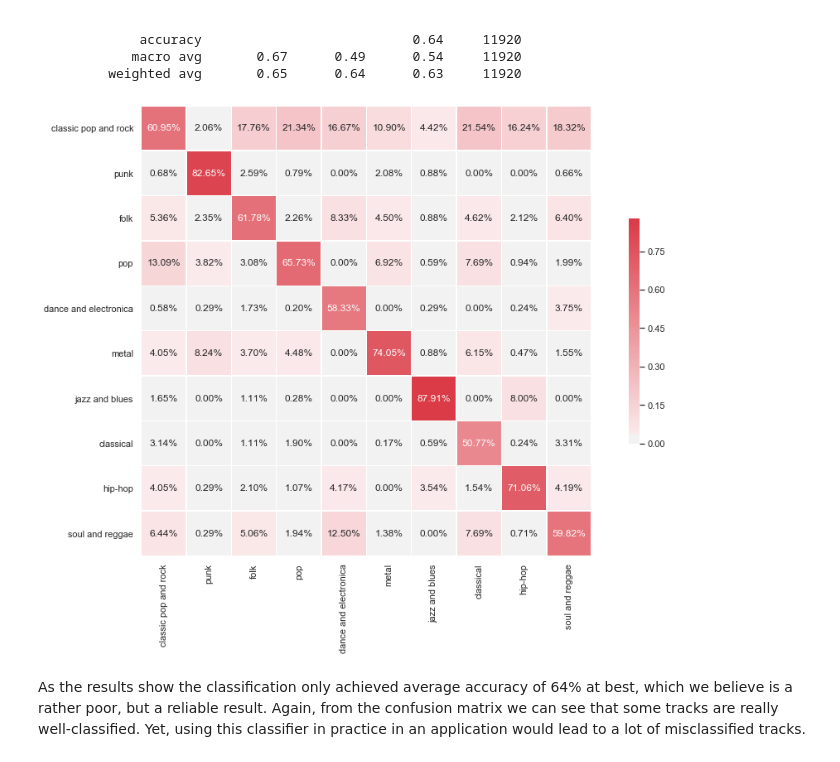
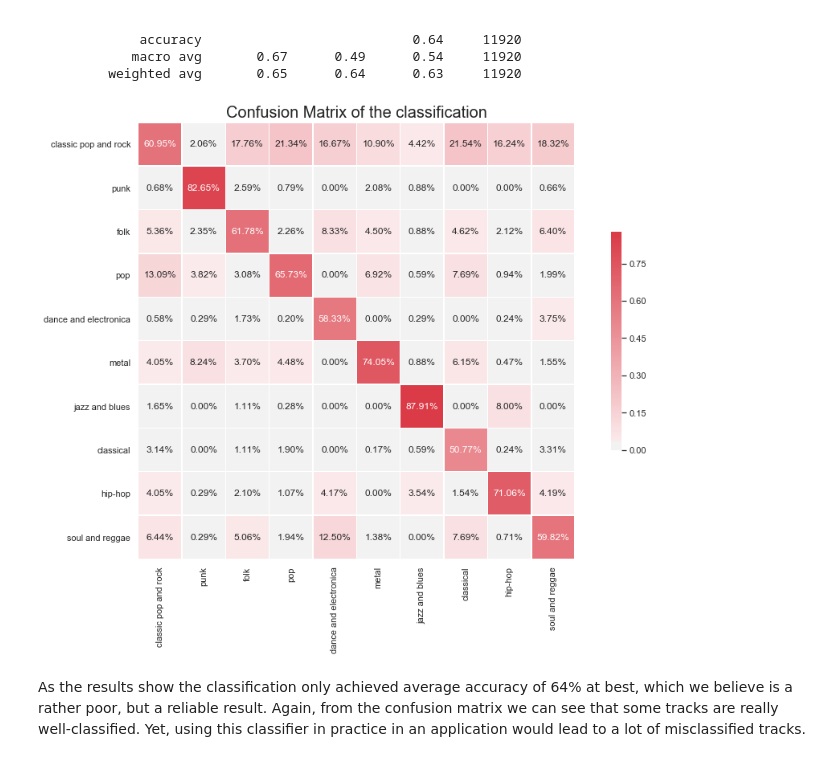
Before and after one commit to raktim314/classify-music-genres-from-acoustic-data, a Jupyter notebook: notebooks/genre_classification.ipynb, the cells around one changed output. Drawn from its saved outputs; the diff is of its cells as text; code cells hidden in the pictures.

Commit message:
Updated figures, notebook

```diff
--- a/notebooks/genre_classification.ipynb
+++ b/notebooks/genre_classification.ipynb
@@ -383,15 +383,15 @@ categories = genre_df["genre"].unique()
 # %%
 cm = confusion_matrix(y_test, y_pred_hgb)
 cm_df = pd.DataFrame(cm, columns=np.asarray(categories), index=np.asarray(categories))
 f , ax = plt.subplots(figsize=(16, 10))
 cmap = sns.diverging_palette(220, 10, as_cmap=True)
 sns.heatmap(cm_df/np.sum(cm_df),cmap=cmap, square=True, center=0, linewidths=.5, annot=True,fmt='.2%', cbar_kws={"shrink": .5})
 bottom, top = ax.get_ylim()
 ax.set_ylim(bottom + 0.5, top - 0.5)
-
+plt.title("Confusion Matrix of the classification", fontsize=20)
 plt.savefig("../reports/figures/confusion-matrix.png", bbox_inches='tight')
 plt.show()
 # %% [output]
-[figure, old version]
+[figure, new version]
 # %% [markdown]
 As the results show the classification only achieved average accuracy of 64% at best, which we believe is a rather poor, but a reliable result. Again, from the confusion matrix we can see that some tracks are really well-classified. Yet, using this classifier in practice in an application would lead to a lot of misclassified tracks.
```
Also changed, not shown: 3 other files.
